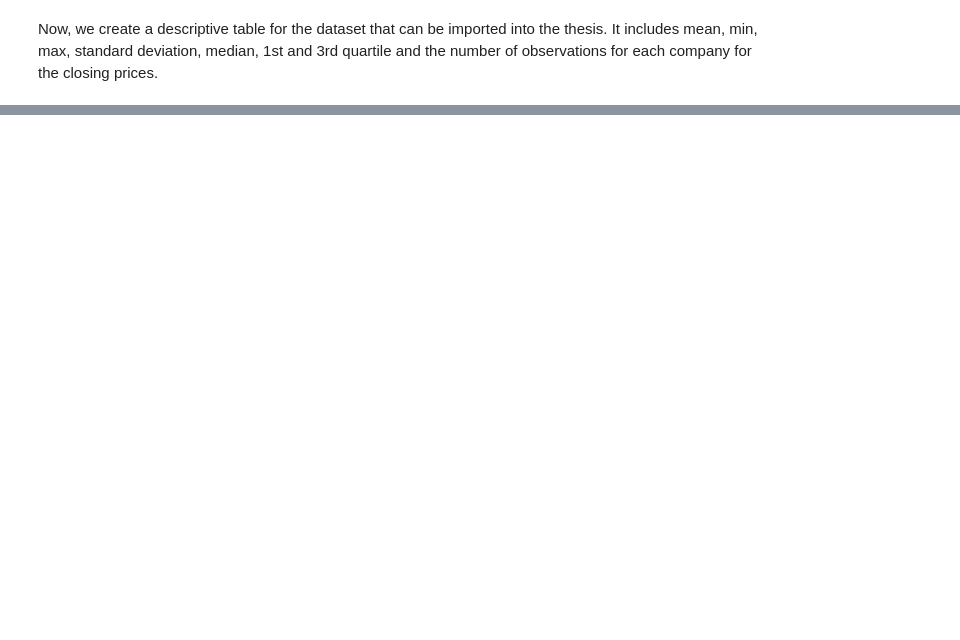
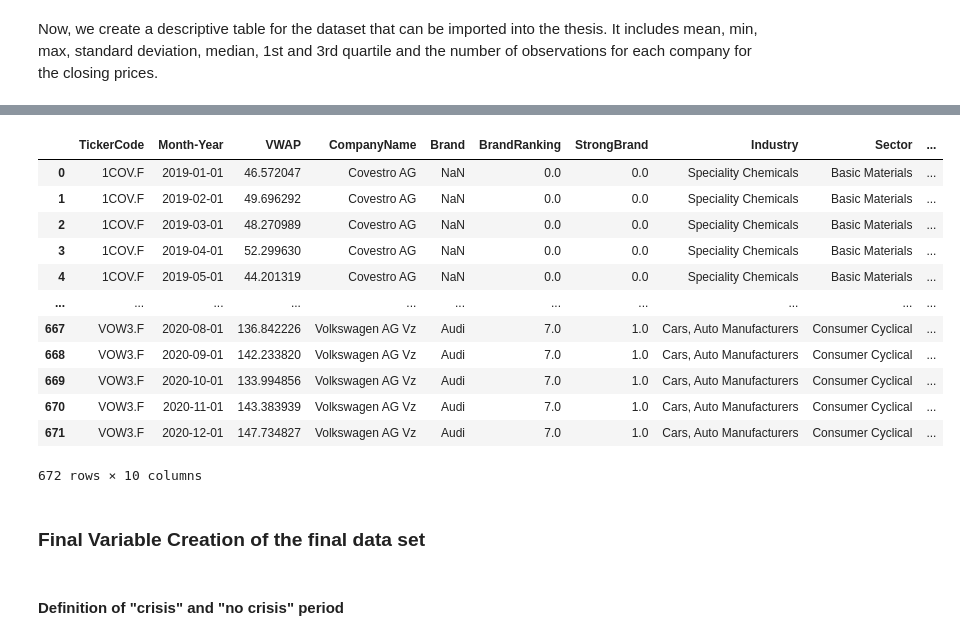
Before and after one commit to johannaschulz/EconometricAnalysis-BrandCrisisModeration-DAX30, a Jupyter notebook: notebooks/test.ipynb, the cells around one changed output, grey strips where cells are left out. Drawn from its saved outputs; the diff is of its cells as text; code cells hidden in the pictures; blank space fills up the shorter version.

```diff
--- a/notebooks/test.ipynb
+++ b/notebooks/test.ipynb
@@ -504,0 +632,7 @@ print(brand_data.head())
+# %%
+# Merge the dataframes on the 'Company' column
+monthly_vwap_brand_data = pd.merge(monthly_vwap_dataset, brand_data, on='TickerCode', how='left')
+
+# Display the first few rows of the merged dataframe
+monthly_vwap_brand_data.head()
+monthly_vwap_brand_data.tail()
@@ -504,0 +646,16 @@ print(brand_data.head())
+# %%
+monthly_vwap_brand_data
+# %% [output]
+|  | TickerCode | Month-Year | VWAP | CompanyName | Brand | BrandRanking | StrongBrand | Industry | Sector | ... |
+| 0 | 1COV.F | 2019-01-01 | 46.572047 | Covestro AG | NaN | 0.0 | 0.0 | Speciality Chemicals | Basic Materials | ... |
+| 1 | 1COV.F | 2019-02-01 | 49.696292 | Covestro AG | NaN | 0.0 | 0.0 | Speciality Chemicals | Basic Materials | ... |
+| 2 | 1COV.F | 2019-03-01 | 48.270989 | Covestro AG | NaN | 0.0 | 0.0 | Speciality Chemicals | Basic Materials | ... |
+| 3 | 1COV.F | 2019-04-01 | 52.299630 | Covestro AG | NaN | 0.0 | 0.0 | Speciality Chemicals | Basic Materials | ... |
+| 4 | 1COV.F | 2019-05-01 | 44.201319 | Covestro AG | NaN | 0.0 | 0.0 | Speciality Chemicals | Basic Materials | ... |
+| ... | ... | ... | ... | ... | ... | ... | ... | ... | ... | ... |
+| 667 | VOW3.F | 2020-08-01 | 136.842226 | Volkswagen AG Vz | Audi | 7.0 | 1.0 | Cars, Auto Manufacturers | Consumer Cyclical | ... |
+| 668 | VOW3.F | 2020-09-01 | 142.233820 | Volkswagen AG Vz | Audi | 7.0 | 1.0 | Cars, Auto Manufacturers | Consumer Cyclical | ... |
+| 669 | VOW3.F | 2020-10-01 | 133.994856 | Volkswagen AG Vz | Audi | 7.0 | 1.0 | Cars, Auto Manufacturers | Consumer Cyclical | ... |
+| 670 | VOW3.F | 2020-11-01 | 143.383939 | Volkswagen AG Vz | Audi | 7.0 | 1.0 | Cars, Auto Manufacturers | Consumer Cyclical | ... |
+| 671 | VOW3.F | 2020-12-01 | 147.734827 | Volkswagen AG Vz | Audi | 7.0 | 1.0 | Cars, Auto Manufacturers | Consumer Cyclical | ... |
+672 rows × 10 columns
@@ -504,0 +665,4 @@ print(brand_data.head())
+# %% [markdown]
+### Final Variable Creation of the final data set
+# %% [markdown]
+#### Definition of "crisis" and "no crisis" period
```
Also changed, not shown: parts of 53 cells of this notebook, 12 other files.
